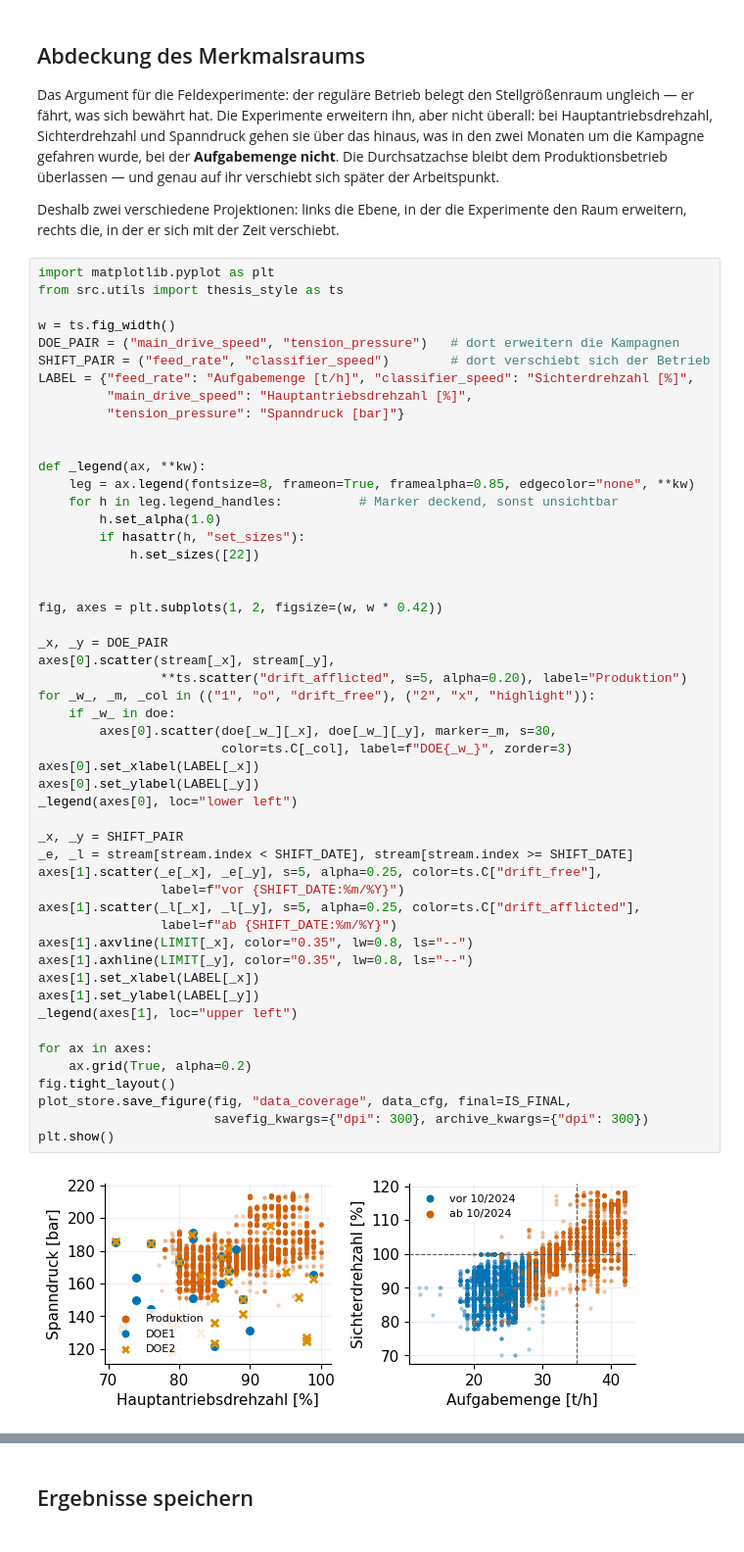
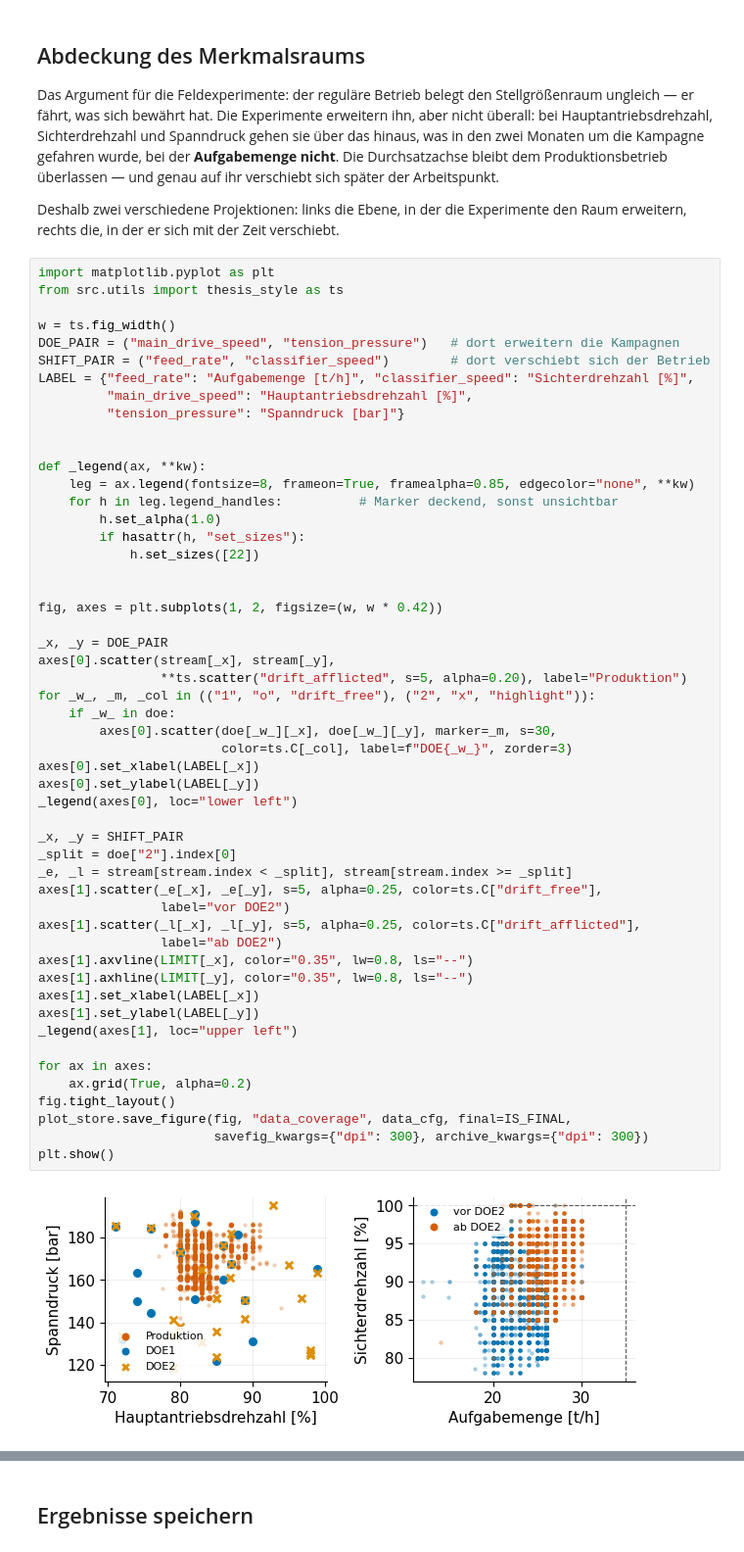
Before and after one commit to marijan-p/process_optimization_concept_drift, a Jupyter notebook: ipynb/mill/mill_data.ipynb, the cells around one changed output, grey strips where cells are left out. Shown at 98% size. Drawn from its saved outputs; the diff is of its cells as text.

```diff
--- a/ipynb/mill/mill_data.ipynb
+++ b/ipynb/mill/mill_data.ipynb
@@ -400,37 +370,38 @@ def _legend(ax, **kw):
 
 fig, axes = plt.subplots(1, 2, figsize=(w, w * 0.42))
 
 _x, _y = DOE_PAIR
 axes[0].scatter(stream[_x], stream[_y],
                 **ts.scatter("drift_afflicted", s=5, alpha=0.20), label="Produktion")
 for _w_, _m, _col in (("1", "o", "drift_free"), ("2", "x", "highlight")):
     if _w_ in doe:
         axes[0].scatter(doe[_w_][_x], doe[_w_][_y], marker=_m, s=30,
                         color=ts.C[_col], label=f"DOE{_w_}", zorder=3)
 axes[0].set_xlabel(LABEL[_x])
 axes[0].set_ylabel(LABEL[_y])
 _legend(axes[0], loc="lower left")
 
 _x, _y = SHIFT_PAIR
-_e, _l = stream[stream.index < SHIFT_DATE], stream[stream.index >= SHIFT_DATE]
+_split = doe["2"].index[0]
+_e, _l = stream[stream.index < _split], stream[stream.index >= _split]
 axes[1].scatter(_e[_x], _e[_y], s=5, alpha=0.25, color=ts.C["drift_free"],
-                label=f"vor {SHIFT_DATE:%m/%Y}")
+                label="vor DOE2")
 axes[1].scatter(_l[_x], _l[_y], s=5, alpha=0.25, color=ts.C["drift_afflicted"],
-                label=f"ab {SHIFT_DATE:%m/%Y}")
+                label="ab DOE2")
 axes[1].axvline(LIMIT[_x], color="0.35", lw=0.8, ls="--")
 axes[1].axhline(LIMIT[_y], color="0.35", lw=0.8, ls="--")
 axes[1].set_xlabel(LABEL[_x])
 axes[1].set_ylabel(LABEL[_y])
 _legend(axes[1], loc="upper left")
 
 for ax in axes:
     ax.grid(True, alpha=0.2)
 fig.tight_layout()
 plot_store.save_figure(fig, "data_coverage", data_cfg, final=IS_FINAL,
                        savefig_kwargs={"dpi": 300}, archive_kwargs={"dpi": 300})
 plt.show()
 # %% [output]
-[figure, old version]
+[figure, new version]
 # %%
 import matplotlib.dates as mdates
 
```
Also changed, not shown: parts of 15 cells of this notebook, 3 other files.
